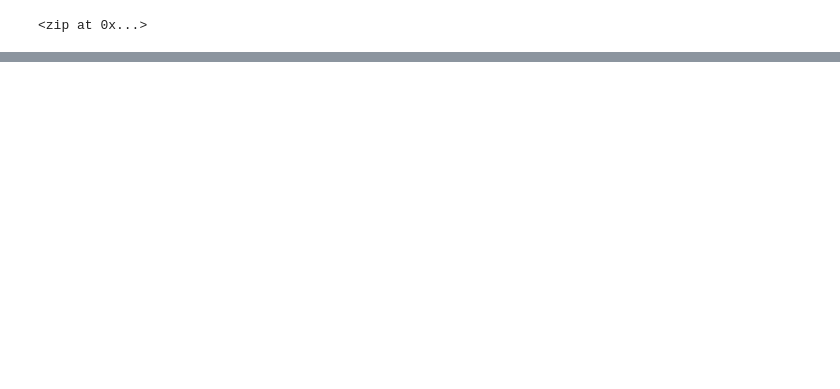
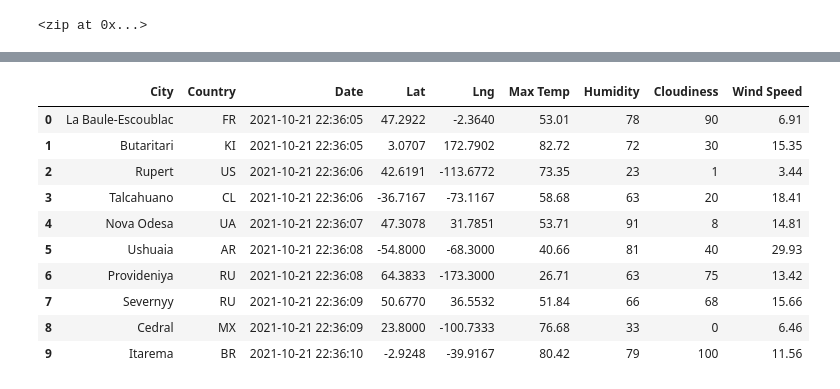
Before and after one commit to carlosalvaradogo/World_Weather_Analysis, a Jupyter notebook: WeatherPy.ipynb, the cells around one changed output, grey strips where cells are left out. Saved outputs shown, nothing was run; the diff lists cells and outputs as text; code cells hidden in the pictures; blank space fills up the shorter version.

Commit message:
Modifying .gitignore and WeatherPy.ipynb

```diff
--- a/WeatherPy.ipynb
+++ b/WeatherPy.ipynb
@@ -33,0 +40,6 @@ len(cities)
+# %%
+# Import the datetime module from the datetime library.
+from datetime import datetime
+
+# Starting URL for Weather Map API Call.
+url = "http://api.openweathermap.org/data/2.5/weather?units=Imperial&APPID=" + weather_api_key
@@ -33,0 +124,16 @@ len(cities)
+# %%
+# Convert the array of dictionaries to a Pandas DataFrame.
+city_data_df = pd.DataFrame(city_data)[["City","Country","Date","Lat","Lng","Max Temp", "Humidity", "Cloudiness","Wind Speed"]]
+city_data_df.head(10)
+# %% [output]
+|  | City | Country | Date | Lat | Lng | Max Temp | Humidity | Cloudiness | Wind Speed |
+| 0 | La Baule-Escoublac | FR | 2021-10-21 22:36:05 | 47.2922 | -2.3640 | 53.01 | 78 | 90 | 6.91 |
+| 1 | Butaritari | KI | 2021-10-21 22:36:05 | 3.0707 | 172.7902 | 82.72 | 72 | 30 | 15.35 |
+| 2 | Rupert | US | 2021-10-21 22:36:06 | 42.6191 | -113.6772 | 73.35 | 23 | 1 | 3.44 |
+| 3 | Talcahuano | CL | 2021-10-21 22:36:06 | -36.7167 | -73.1167 | 58.68 | 63 | 20 | 18.41 |
+| 4 | Nova Odesa | UA | 2021-10-21 22:36:07 | 47.3078 | 31.7851 | 53.71 | 91 | 8 | 14.81 |
+| 5 | Ushuaia | AR | 2021-10-21 22:36:08 | -54.8000 | -68.3000 | 40.66 | 81 | 40 | 29.93 |
+| 6 | Provideniya | RU | 2021-10-21 22:36:08 | 64.3833 | -173.3000 | 26.71 | 63 | 75 | 13.42 |
+| 7 | Severnyy | RU | 2021-10-21 22:36:09 | 50.6770 | 36.5532 | 51.84 | 66 | 68 | 15.66 |
+| 8 | Cedral | MX | 2021-10-21 22:36:09 | 23.8000 | -100.7333 | 76.68 | 33 | 0 | 6.46 |
+| 9 | Itarema | BR | 2021-10-21 22:36:10 | -2.9248 | -39.9167 | 80.42 | 79 | 100 | 11.56 |
```
Also changed, not shown: parts of 4 cells of this notebook, 1 other file.
